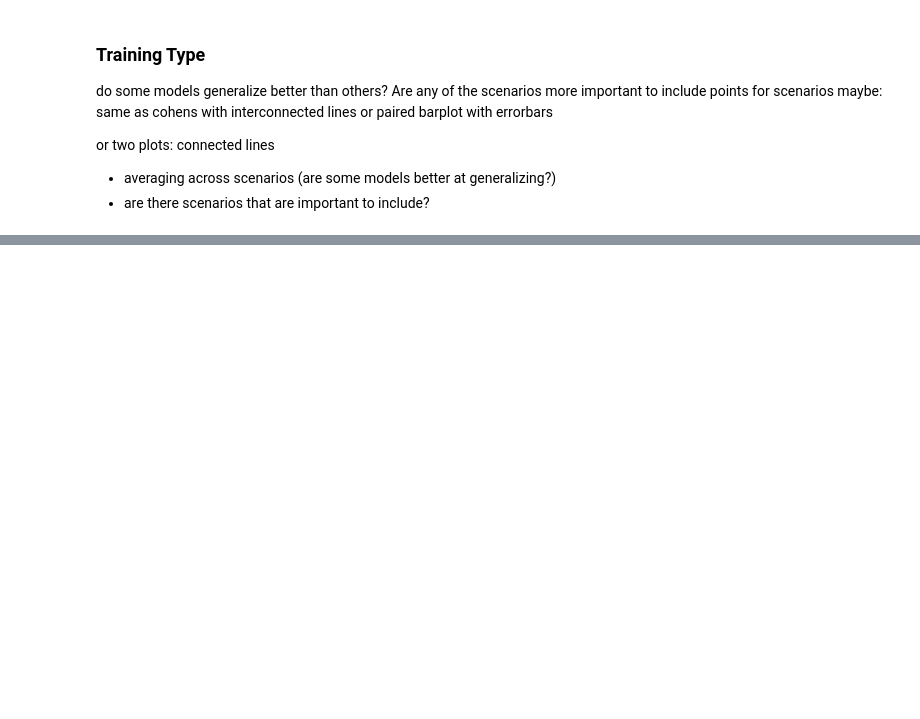
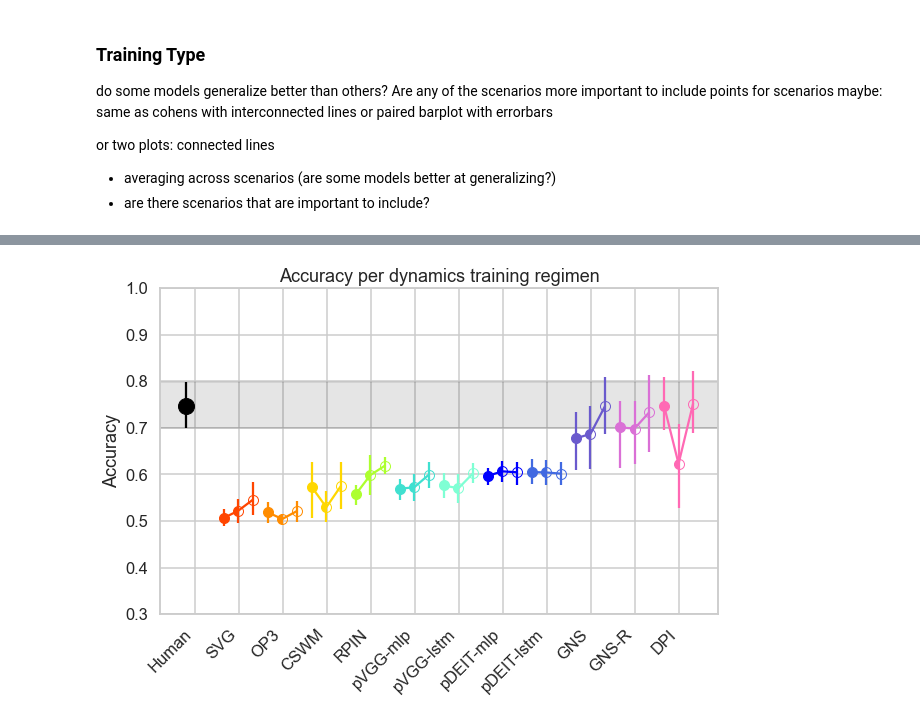
Before and after one commit to cogtoolslab/physics-benchmarking-neurips2021, a Jupyter notebook: analysis/paper_plots.ipynb, the cells around one changed output, grey strips where cells are left out. Drawn from its saved outputs; the diff is of its cells as text; code cells hidden in the pictures; blank space fills up the shorter version.

```diff
--- a/analysis/paper_plots.ipynb
+++ b/analysis/paper_plots.ipynb
@@ -489,0 +570,3 @@ or two plots: connected lines
+# %%
+# get the models we have more than one readout type for
+trainings_models = [m for m,c in (MH_trainings.groupby('Model Kind')['Dynamics Training Dataset Type'].nunique()).items() if c >= 2]
@@ -489,0 +591,2 @@ or two plots: connected lines
+# %%
+MODELS_trainings = {key:value for key,value in MODELS.items() if key in trainings_models}
@@ -489,0 +607,56 @@ or two plots: connected lines
+# %%
+TRAININGS = ["all","all_but_this","same"]
+
+TRAINING_FILL = {
+    'all': 'full',
+    'all_but_this': 'left',
+    'same': 'none'
+}
+# %%
+fig, axis = plt.subplots(figsize=(10,6))
+
+# human zone
+## human
+mean_human,lb_human,ub_human,_,_ = bootstrap_means(AH['obs_mean'])
+axis.axhspan(lb_human,ub_human,
+              color="black",
+               alpha=0.1)
+
+#plot means
+## human
+lb_human = abs(mean_human - lb_human) #as we error relative to mean
+ub_human = abs(mean_human - ub_human)
+axis.errorbar(0-.2,mean_human,
+              yerr=([lb_human],[ub_human]),
+              label="Human",
+              color="black",
+              marker = "o",
+              ms=MARKER_SIZE*MEAN_MULTIPLIER)
+## models
+for x,(model,model_name) in enumerate(MODELS_trainings.items()):
+    means = []
+    lbs = []
+    ubs = []
+    for o,training in enumerate(TRAININGS):
+        mean,lb,ub,_,_ = bootstrap_means(MH_trainings[(MH_trainings['Model Kind'] == model)&
+                                                     (MH_trainings['Dynamics Training Dataset Type'] == training)]['model_correct'])
+        lb = abs(mean-lb); ub = abs(mean-ub);
+        means.append(mean); lbs.append(lb), ubs.append(ub)
+        axis.errorbar(x+.66+0.33 * o,mean,([lb],[ub]),
+          marker="o",
+          fillstyle=TRAINING_FILL[training],
+          color=COLORS[model_name],
+          label=model_name,
+          ms=10)
+    plt.plot([x+.66+0.33 * o for o in range(len(means))],means,color=COLORS[model_name])
+
+#add labels
+axis.set_xticks(np.arange(len(MODELS_trainings)+1))
+axis.set_xticklabels(["Human"] + list(MODELS_trainings.values()),rotation=45,ha='right')
+axis.set_title("Accuracy per dynamics training regimen")
+axis.set_ylabel("Accuracy")
+axis.set_ybound((0.3,1))
+plt.savefig(os.path.join(plot_dir,"human_model_training_accuracy.pdf"),bbox_inches='tight')
+plt.show()
+# %% [output]
+[figure, added]
```
Also changed, not shown: parts of 20 cells of this notebook.
